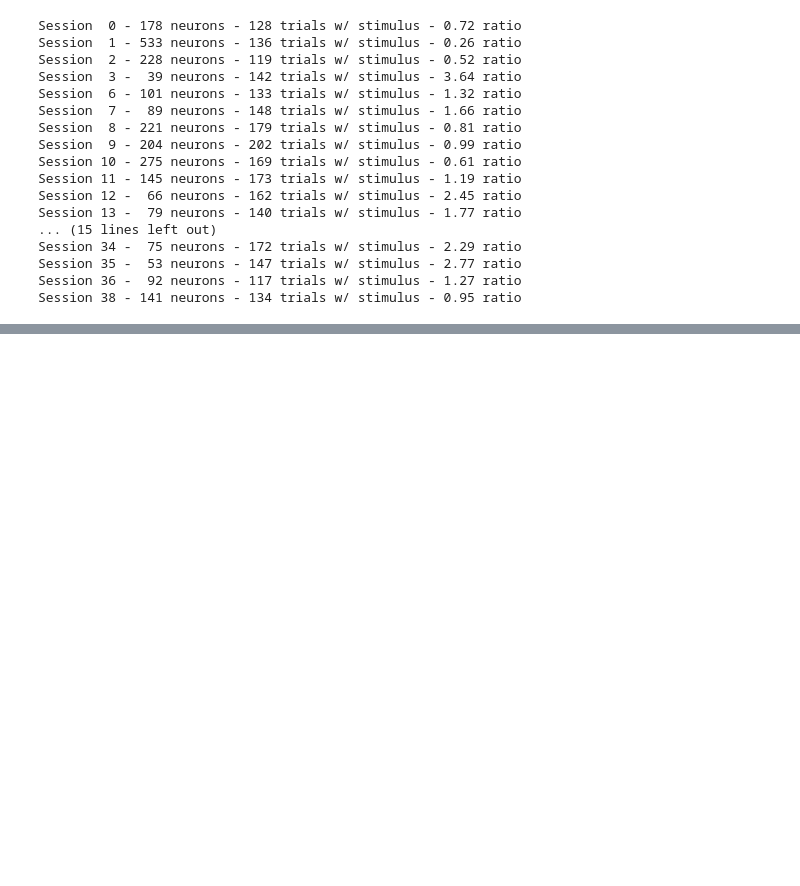
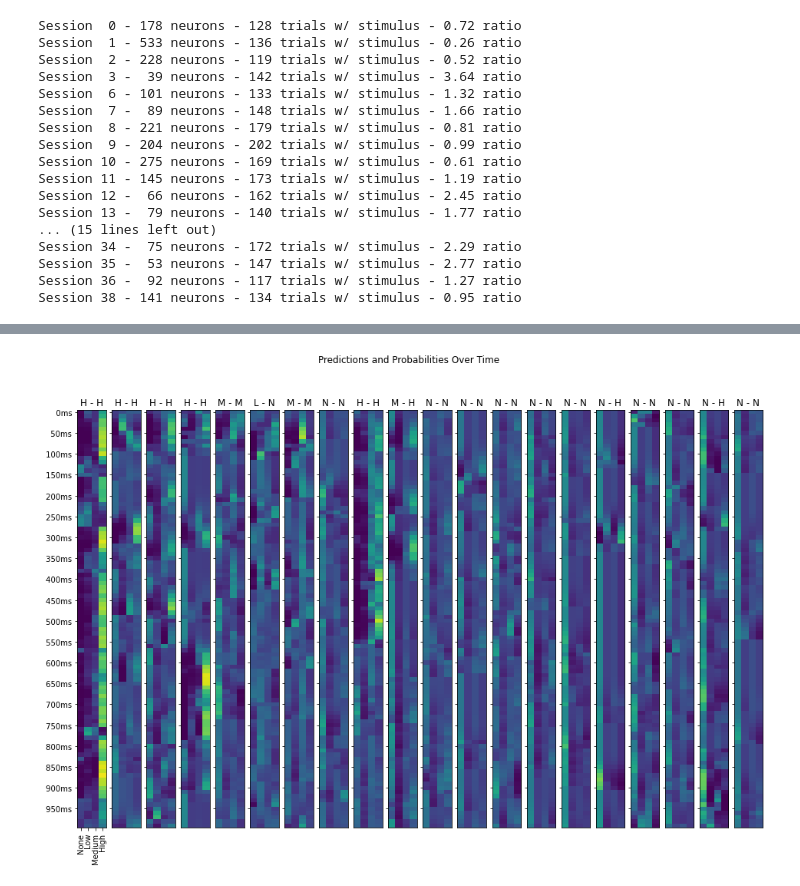
Before and after one commit to sjawhar/nma2020-steinmetz-project, a Jupyter notebook: notebooks/decoders.ipynb, the cells around one changed output, grey strips where cells are left out. Saved outputs shown, nothing was run; the diff lists cells and outputs as text; code cells hidden in the pictures; blank space fills up the shorter version.

```diff
--- a/notebooks/decoders.ipynb
+++ b/notebooks/decoders.ipynb
@@ -106,0 +142,63 @@ Class confidence at 5480ms: [0.56098166 0.11313523 0.17236025 0.15352286]
+# %%
+def get_trial_performance(selector):
+    '''
+    Calculate behavioral performance
+
+    Arguments:
+    selector -- selectors for a single trial
+
+    Return:
+    performance -- np.array of average accuracy per contrast level
+    '''
+    return np.array([
+        [selector['CHOICE_CORRECT'][selector["STIM_RIGHT_NONE"]].mean(), selector["STIM_RIGHT_NONE"].sum()],
+        [selector['CHOICE_CORRECT'][selector["STIM_RIGHT_LOW"]].mean(), selector["STIM_RIGHT_LOW"].sum()],
+        [selector['CHOICE_CORRECT'][selector["STIM_RIGHT_MEDIUM"]].mean(), selector["STIM_RIGHT_MEDIUM"].sum()],
+        [selector['CHOICE_CORRECT'][selector["STIM_RIGHT_HIGH"]].mean(), selector["STIM_RIGHT_HIGH"].sum()],
+    ])
+
+behavior = get_trial_performance(SELECTOR)
+# %%
+plotted_trials = 20
+yticks = np.arange(NUM_BINS // 5) * 5
+yticklabels = [f"{i*10:4d}ms" for i in yticks]
+fig, axes = plt.subplots(1, plotted_trials, sharey=True)
+fig.set_size_inches(16, 10)
+
+confusion_matrices = np.zeros((2, NUM_CLASSES, NUM_CLASSES), dtype=int)
+mouse_correct = SELECTOR["CHOICE_CORRECT"][CHOSEN_TRIALS].astype(int)
+
+for trial_num in range(spikes.shape[1]):
+    correct_class = label_encoder.transform(contrast[[trial_num]])[0]
+    population_activity = X[(trial_num*NUM_BINS):((trial_num+1)*NUM_BINS), :]
+    probs = clf.predict_proba(population_activity)
+
+    prediction = 0
+    predict_times = np.argmax(probs[:, 1:] >= behavior[1:, 0], axis=0)
+    if np.any(predict_times > 0):
+        prediction = NUM_CLASSES - np.argmax(predict_times[::-1] > 0) - 1
+
+    confusion_matrices[mouse_correct[trial_num], correct_class, prediction] += 1
+
+    if trial_num >= plotted_trials:
+        continue
+
+    ax = axes[trial_num]
+    im = ax.imshow(probs, vmin=0, vmax=1, aspect='auto')
+
+    ax.set_yticks(yticks)
+    ax.set_yticklabels(yticklabels)
+    ax.set_title(f"{CLASS_NAMES[correct_class][0]} - {CLASS_NAMES[prediction][0]}")
+
+    if trial_num != 0:
+        ax.set_xticks([])
+        continue
+
+    ax.set_xticks(np.arange(NUM_CLASSES))
+    ax.set_xticklabels(CLASS_NAMES)
+    plt.setp(ax.get_xticklabels(), rotation=90, ha="right", va="center", rotation_mode="anchor")
+
+fig.suptitle("Predictions and Probabilities Over Time")
+plt.show()
+# %% [output]
+[figure, added]
```
Also changed, not shown: parts of 12 cells of this notebook, 1 other file.
